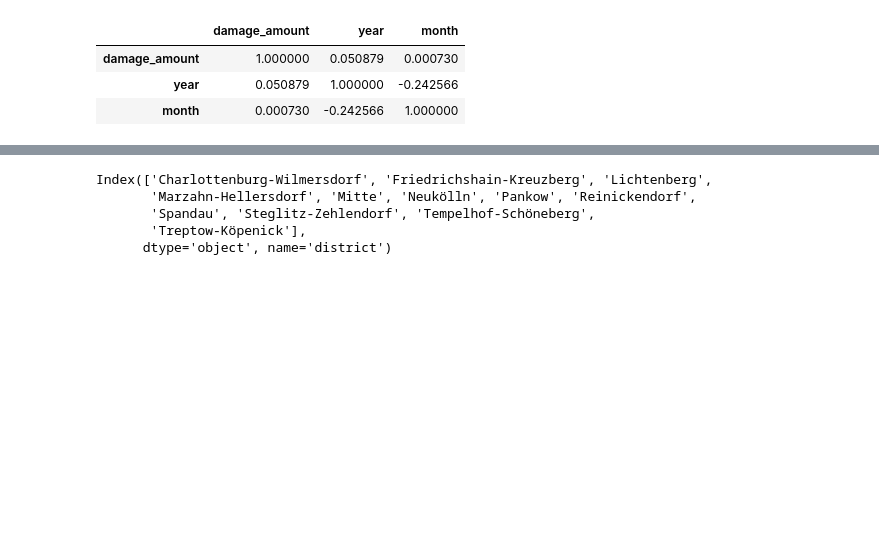
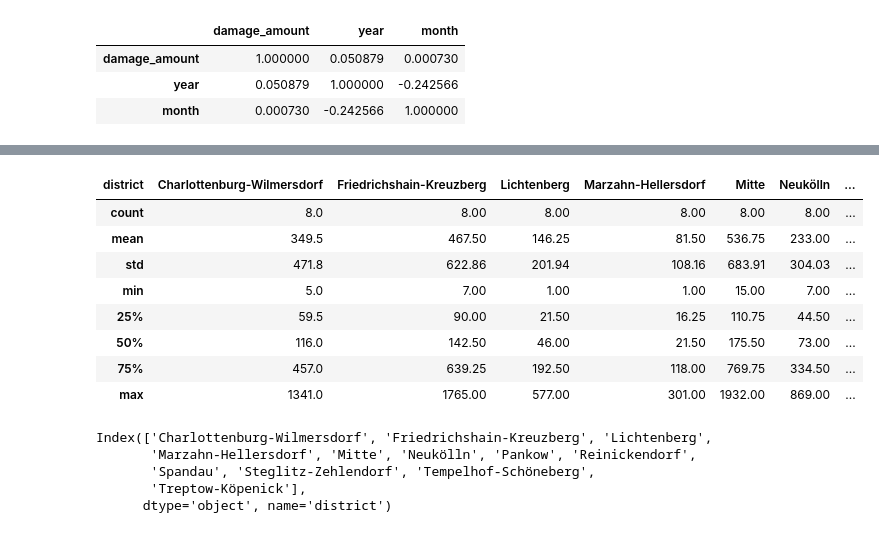
Before and after one commit to cpumarfrohberg/analyze_bike_thefts, a Jupyter notebook: analyze_bike_thefts.ipynb, the cells around one changed output, grey strips where cells are left out. Cells and saved outputs as stored; diff of their text form; code cells hidden in the pictures; blank space fills up the shorter version.

```diff
--- a/analyze_bike_thefts.ipynb
+++ b/analyze_bike_thefts.ipynb
@@ -291,6 +291,18 @@ bike_thefts_final_districts_bike_types
 | Mountainbike | 114 | 160 | 51 | 21 | 178 | 78 | ... |
 | Rennrad | 34 | 51 | 14 | 8 | 68 | 25 | ... |
 | diverse Fahrräder | 68 | 103 | 24 | 19 | 125 | 51 | ... |
+# %%
+bike_thefts_final_districts_bike_types.describe().round(2)
+# %% [output]
+| district | Charlottenburg-Wilmersdorf | Friedrichshain-Kreuzberg | Lichtenberg | Marzahn-Hellersdorf | Mitte | Neukölln | ... |
+| count | 8.0 | 8.00 | 8.00 | 8.00 | 8.00 | 8.00 | ... |
+| mean | 349.5 | 467.50 | 146.25 | 81.50 | 536.75 | 233.00 | ... |
+| std | 471.8 | 622.86 | 201.94 | 108.16 | 683.91 | 304.03 | ... |
+| min | 5.0 | 7.00 | 1.00 | 1.00 | 15.00 | 7.00 | ... |
+| 25% | 59.5 | 90.00 | 21.50 | 16.25 | 110.75 | 44.50 | ... |
+| 50% | 116.0 | 142.50 | 46.00 | 21.50 | 175.50 | 73.00 | ... |
+| 75% | 457.0 | 639.25 | 192.50 | 118.00 | 769.75 | 334.50 | ... |
+| max | 1341.0 | 1765.00 | 577.00 | 301.00 | 1932.00 | 869.00 | ... |
 # %%
 bike_thefts_final_districts_bike_types.columns
 # %% [output]
```
Also changed, not shown: parts of 9 cells of this notebook.
